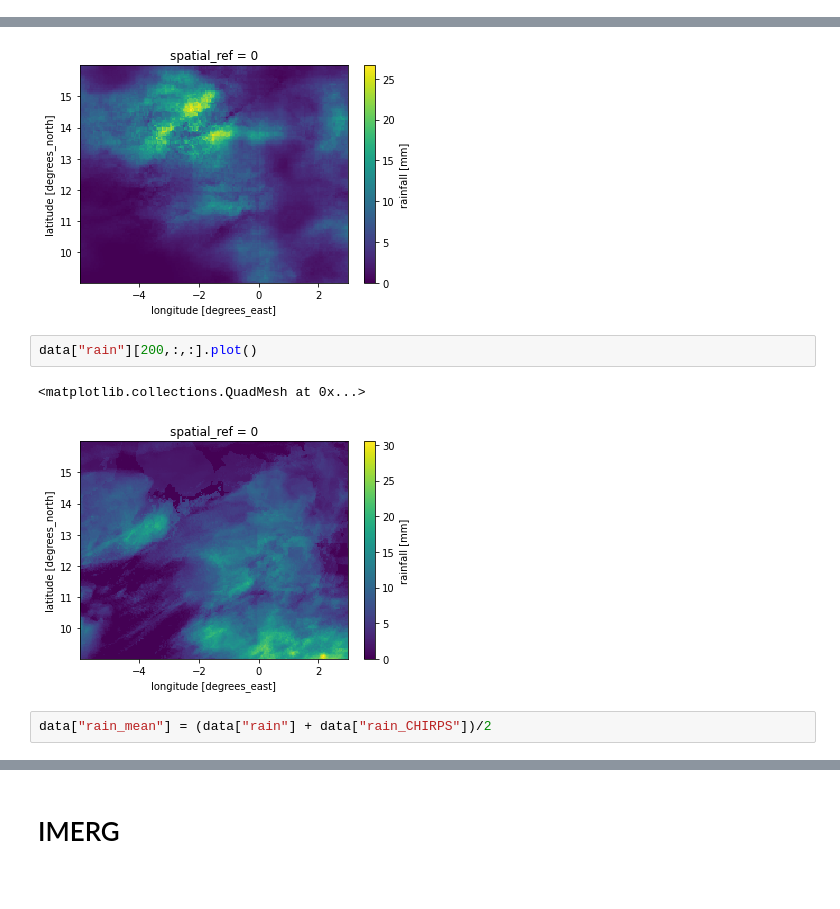
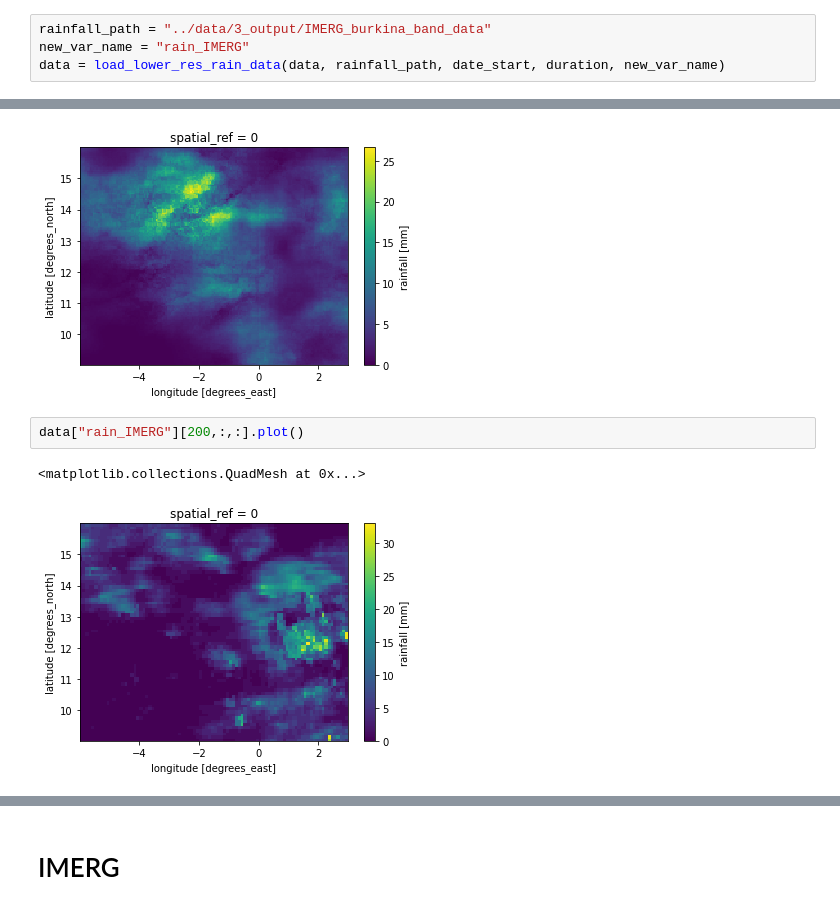
Before and after one commit to SARRA-cropmodels/SARRA-data-download, a Jupyter notebook: notebooks/get_satellite_rainfall_estimates.ipynb, the cells around one changed output, grey strips where cells are left out. Cells and saved outputs as stored; diff of their text form.

```diff
--- a/notebooks/get_satellite_rainfall_estimates.ipynb
+++ b/notebooks/get_satellite_rainfall_estimates.ipynb
@@ -138,0 +137,4 @@ Data variables:
+# %%
+rainfall_path = "../data/3_output/IMERG_burkina_band_data"
+new_var_name = "rain_IMERG"
+data = load_lower_res_rain_data(data, rainfall_path, date_start, duration, new_var_name)
@@ -142,9 +165,7 @@ data["rain_CHIRPS"][200,:,:].plot()
 <matplotlib.collections.QuadMesh at 0x...>
 [figure]
 # %%
-data["rain"][200,:,:].plot()
+data["rain_IMERG"][200,:,:].plot()
 # %% [output]
 <matplotlib.collections.QuadMesh at 0x...>
-[figure, old version]
+[figure, new version]
-# %%
-data["rain_mean"] = (data["rain"] + data["rain_CHIRPS"])/2
```
Also changed, not shown: parts of 15 cells of this notebook, 7 other files.
